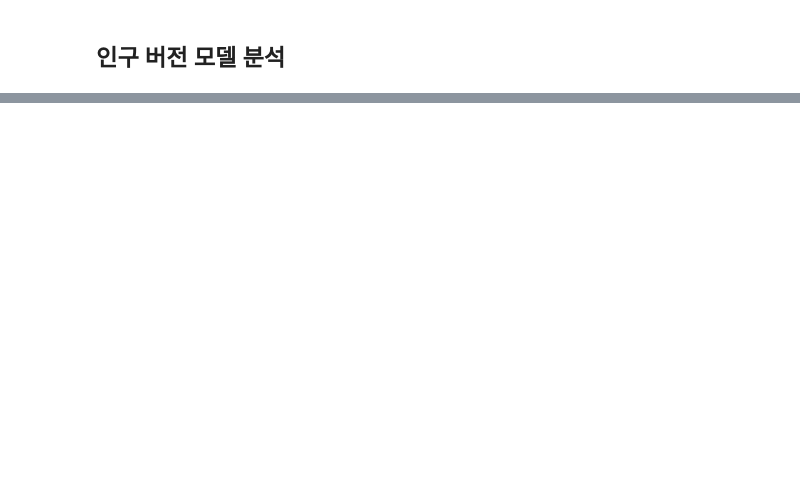
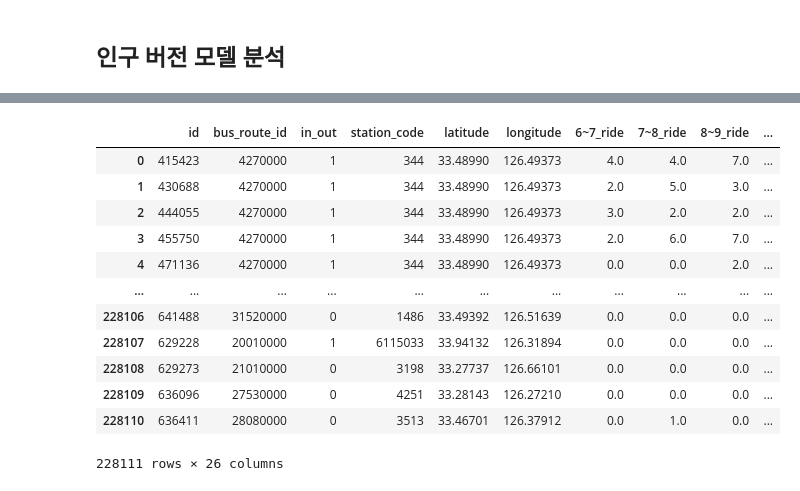
Before and after one commit to MAINHO-JO/2ndProject2team, a Jupyter notebook: 인구버전분석_라이드테잌옾섬 추가한버전_스케일링+파이프라인 추가_수정_v3_예츠.ipynb, the cells around one changed output, grey strips where cells are left out. Drawn from its saved outputs; the diff is of its cells as text; code cells hidden in the pictures; blank space fills up the shorter version.

```diff
--- a/인구버전분석_라이드테잌옾섬 추가한버전_스케일링+파이프라인 추가_수정.ipynb
+++ b/인구버전분석_라이드테잌옾섬 추가한버전_스케일링+파이프라인 추가_수정_v3_예츠.ipynb
@@ -742,0 +678,10 @@ gbrt_rmse
+# %%
+df_sample2 = pd.DataFrame(sample2) #sample2의 df화
+df_sample2.columns = ['station_code', 'Population', 'distance']
+df_test = pd.merge(df_test, df_sample2)
+# %%
+df_test['route by station'] = df_test['bus_route_id'] * df_test['station_code']
+# %%
+df_test['route by station'] = df_test['route by station']/1000
+# %%
+df_test.drop('date', axis=1, inplace=True)
@@ -742,0 +700,16 @@ gbrt_rmse
+# %%
+df_test
+# %% [output]
+|  | id | bus_route_id | in_out | station_code | latitude | longitude | 6~7_ride | 7~8_ride | 8~9_ride | ... |
+| 0 | 415423 | 4270000 | 1 | 344 | 33.48990 | 126.49373 | 4.0 | 4.0 | 7.0 | ... |
+| 1 | 430688 | 4270000 | 1 | 344 | 33.48990 | 126.49373 | 2.0 | 5.0 | 3.0 | ... |
+| 2 | 444055 | 4270000 | 1 | 344 | 33.48990 | 126.49373 | 3.0 | 2.0 | 2.0 | ... |
+| 3 | 455750 | 4270000 | 1 | 344 | 33.48990 | 126.49373 | 2.0 | 6.0 | 7.0 | ... |
+| 4 | 471136 | 4270000 | 1 | 344 | 33.48990 | 126.49373 | 0.0 | 0.0 | 2.0 | ... |
+| ... | ... | ... | ... | ... | ... | ... | ... | ... | ... | ... |
+| 228106 | 641488 | 31520000 | 0 | 1486 | 33.49392 | 126.51639 | 0.0 | 0.0 | 0.0 | ... |
+| 228107 | 629228 | 20010000 | 1 | 6115033 | 33.94132 | 126.31894 | 0.0 | 0.0 | 0.0 | ... |
+| 228108 | 629273 | 21010000 | 0 | 3198 | 33.27737 | 126.66101 | 0.0 | 0.0 | 0.0 | ... |
+| 228109 | 636096 | 27530000 | 0 | 4251 | 33.28143 | 126.27210 | 0.0 | 0.0 | 0.0 | ... |
+| 228110 | 636411 | 28080000 | 0 | 3513 | 33.46701 | 126.37912 | 0.0 | 1.0 | 0.0 | ... |
+228111 rows × 26 columns
```
Also changed, not shown: parts of 70 cells of this notebook, 4 other files.
